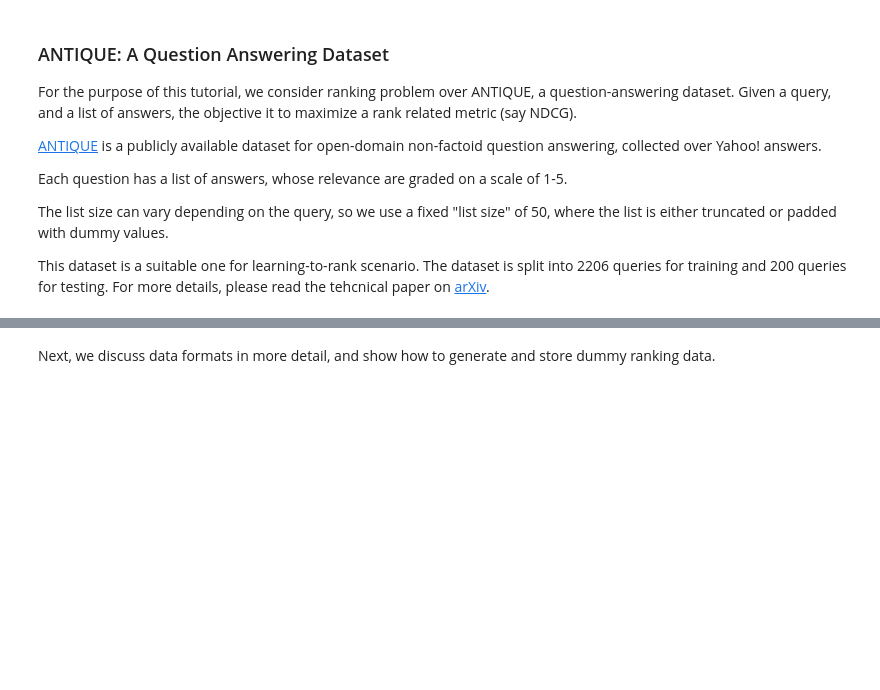
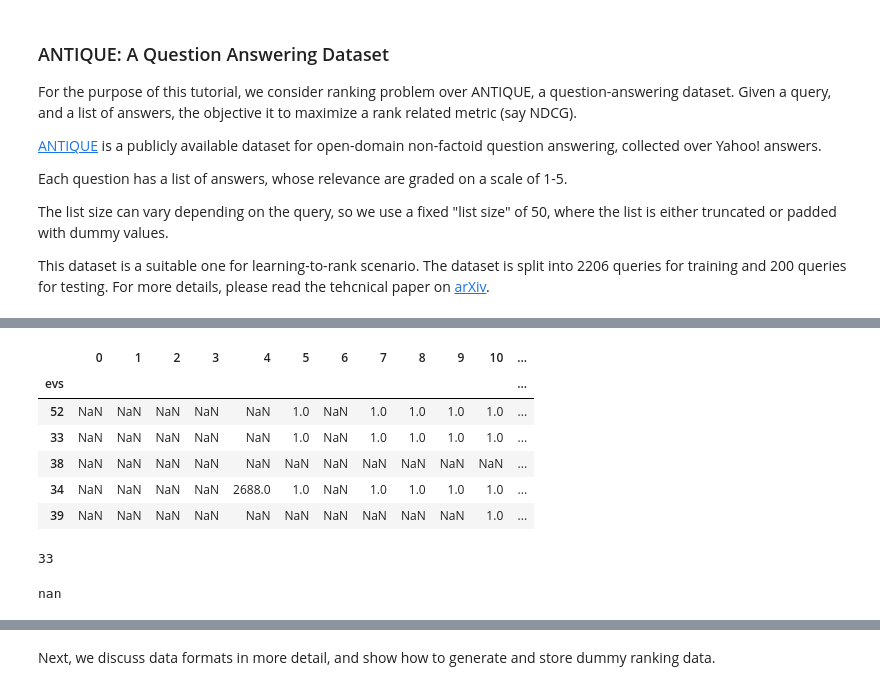
Before and after one commit to hodeld/rv-ranking-problem, a Jupyter notebook: rv_ranking_problem.ipynb, the cells around one changed output, grey strips where cells are left out. Cells and saved outputs as stored; diff of their text form; code cells hidden in the pictures; blank space fills up the shorter version.

```diff
--- a/rv_ranking_problem.ipynb
+++ b/rv_ranking_problem.ipynb
@@ -74,0 +57,17 @@ Saving to: ‘/tmp/vocab.txt’
+# %%
+import sys
+#choose in runtime type
+print ('python-version: ', sys.version)
+import pandas as pd
+
+from google.colab import drive
+drive.mount("/content/drive", force_remount=False)
+main_path = '/content/drive/My Drive/Colab Notebooks/rbs-data/alopt_files/'
+timelines_raw = pd.read_csv(main_path+'timelines.csv', index_col =0) #, header=0)
+samples = pd.read_csv(main_path+'Samples.csv')
+rvs = pd.read_csv(main_path+'RVs.csv')
+allevents = pd.read_csv(main_path+'AllEvents.csv', index_col =0)
+rvfirstev_raw = pd.read_csv(main_path+'rvfirstev.csv', index_col =0)
+
+
+#data, categories, tendencies = ReadCsv('/content/drive/My Drive/Colab Notebooks/etiki_data','test.csv','companies.csv', 'categories.csv','references.csv','tendencies.csv', 'topics.csv')
@@ -74,0 +115,12 @@ Saving to: ‘/tmp/vocab.txt’
+# %%
+rvfirstev = rvfirstev_raw.copy()
+rvfirstev[rvfirstev_raw == 0] = 1
+rvfirstev.head(5)
+# %% [output]
+|  | 0 | 1 | 2 | 3 | 4 | 5 | 6 | 7 | 8 | 9 | 10 | ... |
+| evs |  |  |  |  |  |  |  |  |  |  |  | ... |
+| 52 | NaN | NaN | NaN | NaN | NaN | 1.0 | NaN | 1.0 | 1.0 | 1.0 | 1.0 | ... |
+| 33 | NaN | NaN | NaN | NaN | NaN | 1.0 | NaN | 1.0 | 1.0 | 1.0 | 1.0 | ... |
+| 38 | NaN | NaN | NaN | NaN | NaN | NaN | NaN | NaN | NaN | NaN | NaN | ... |
+| 34 | NaN | NaN | NaN | NaN | 2688.0 | 1.0 | NaN | 1.0 | 1.0 | 1.0 | 1.0 | ... |
+| 39 | NaN | NaN | NaN | NaN | NaN | NaN | NaN | NaN | NaN | NaN | 1.0 | ... |
@@ -74,0 +138,14 @@ Saving to: ‘/tmp/vocab.txt’
+# %%
+#for testing
+ev = allevents.loc[21195]
+ev.head(5)
+rvid = ev['Rv']
+print (rvid)
+# %% [output]
+33
+# %%
+#for testing
+firstev = rvfirstev.loc[52, str(4)]
+print (firstev)
+# %% [output]
+nan
```
Also changed, not shown: parts of 15 cells of this notebook.
